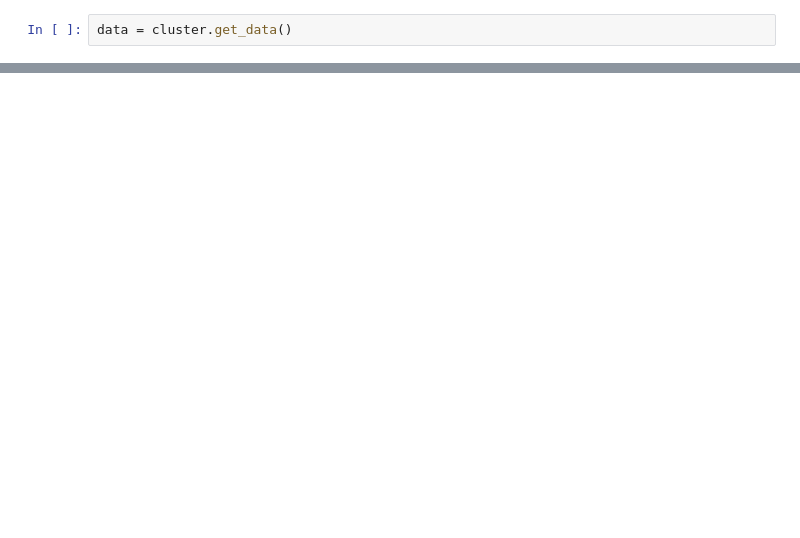
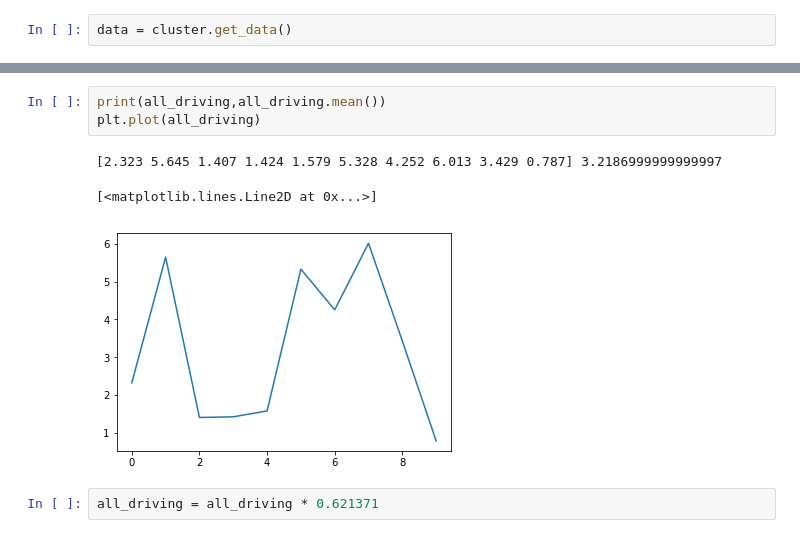
Before and after one commit to rjhosler/IUPUI-REU, a Jupyter notebook: Response Time.ipynb, the cells around one changed output, grey strips where cells are left out. Cells and saved outputs as stored; diff of their text form; blank space fills up the shorter version.

```diff
--- a/Response Time.ipynb
+++ b/Response Time.ipynb
@@ -107,0 +142,9 @@ all_driving.mean()
+# %%
+print(all_driving,all_driving.mean())
+plt.plot(all_driving)
+# %% [output]
+[2.323 5.645 1.407 1.424 1.579 5.328 4.252 6.013 3.429 0.787] 3.2186999999999997
+[<matplotlib.lines.Line2D at 0x...>]
+[figure, added]
+# %%
+all_driving = all_driving * 0.621371
```
Also changed, not shown: parts of 13 cells of this notebook.
